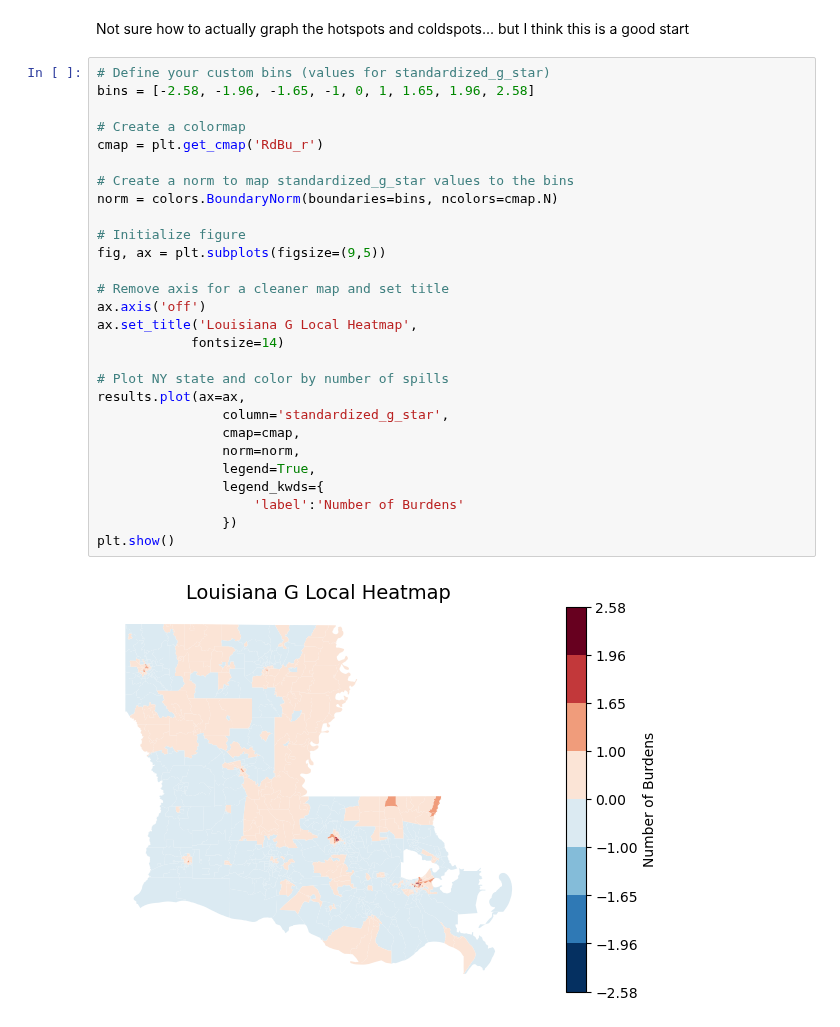
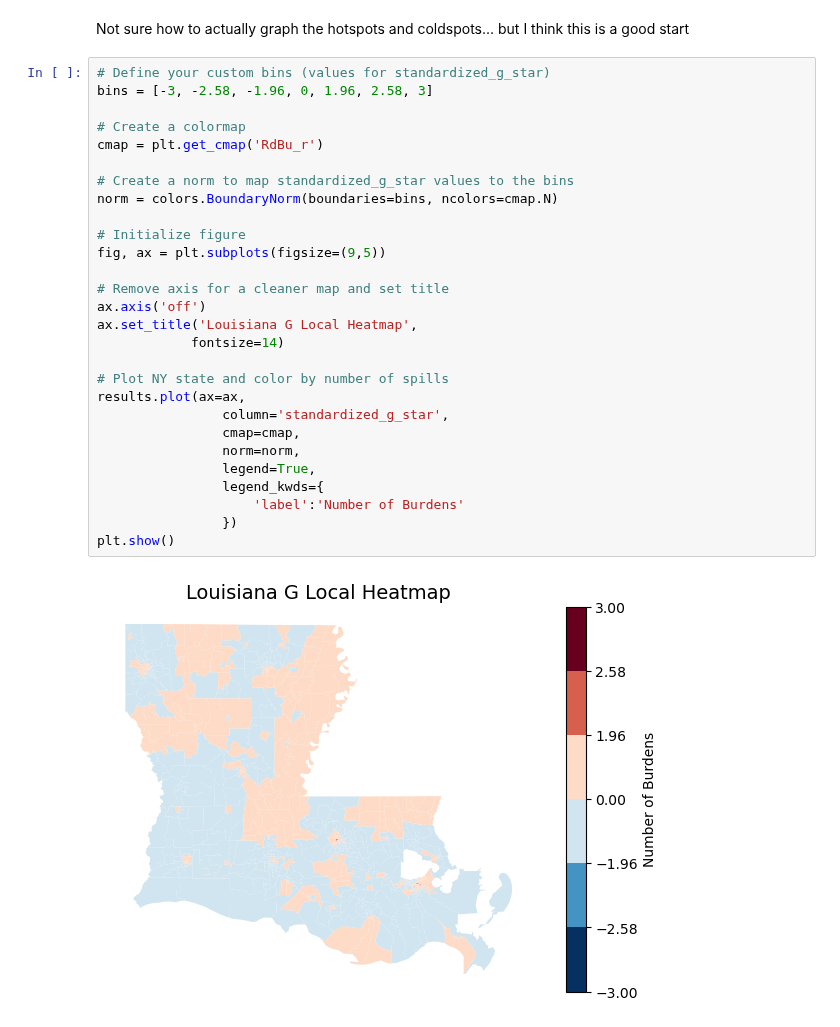
Before and after one commit to haylee360/j40-data-exploration, a Jupyter notebook: exploration.ipynb, the cells around one changed output. Saved outputs shown, nothing was run; the diff lists cells and outputs as text.

```diff
--- a/exploration.ipynb
+++ b/exploration.ipynb
@@ -349,34 +303,34 @@ Number of observations in the 99th percentile or above: 0
 Not sure how to actually graph the hotspots and coldspots... but I think this is a good start
 # %%
 # Define your custom bins (values for standardized_g_star)
-bins = [-2.58, -1.96, -1.65, -1, 0, 1, 1.65, 1.96, 2.58]
+bins = [-3, -2.58, -1.96, 0, 1.96, 2.58, 3]
 
 # Create a colormap
 cmap = plt.get_cmap('RdBu_r')
 
 # Create a norm to map standardized_g_star values to the bins
 norm = colors.BoundaryNorm(boundaries=bins, ncolors=cmap.N)
 
 # Initialize figure
 fig, ax = plt.subplots(figsize=(9,5))
 
 # Remove axis for a cleaner map and set title
 ax.axis('off')
 ax.set_title('Louisiana G Local Heatmap',
             fontsize=14)
 
 # Plot NY state and color by number of spills
 results.plot(ax=ax,
                 column='standardized_g_star',
                 cmap=cmap,
                 norm=norm,
                 legend=True,
                 legend_kwds={
                     'label':'Number of Burdens'
                 })
 plt.show()
 # %% [output]
-[figure, old version]
+[figure, new version]
 # %%
 # Initialize figure
 fig, ax = plt.subplots(figsize=(9,5))
```
Also changed, not shown: parts of 13 cells of this notebook, 1 other file.
